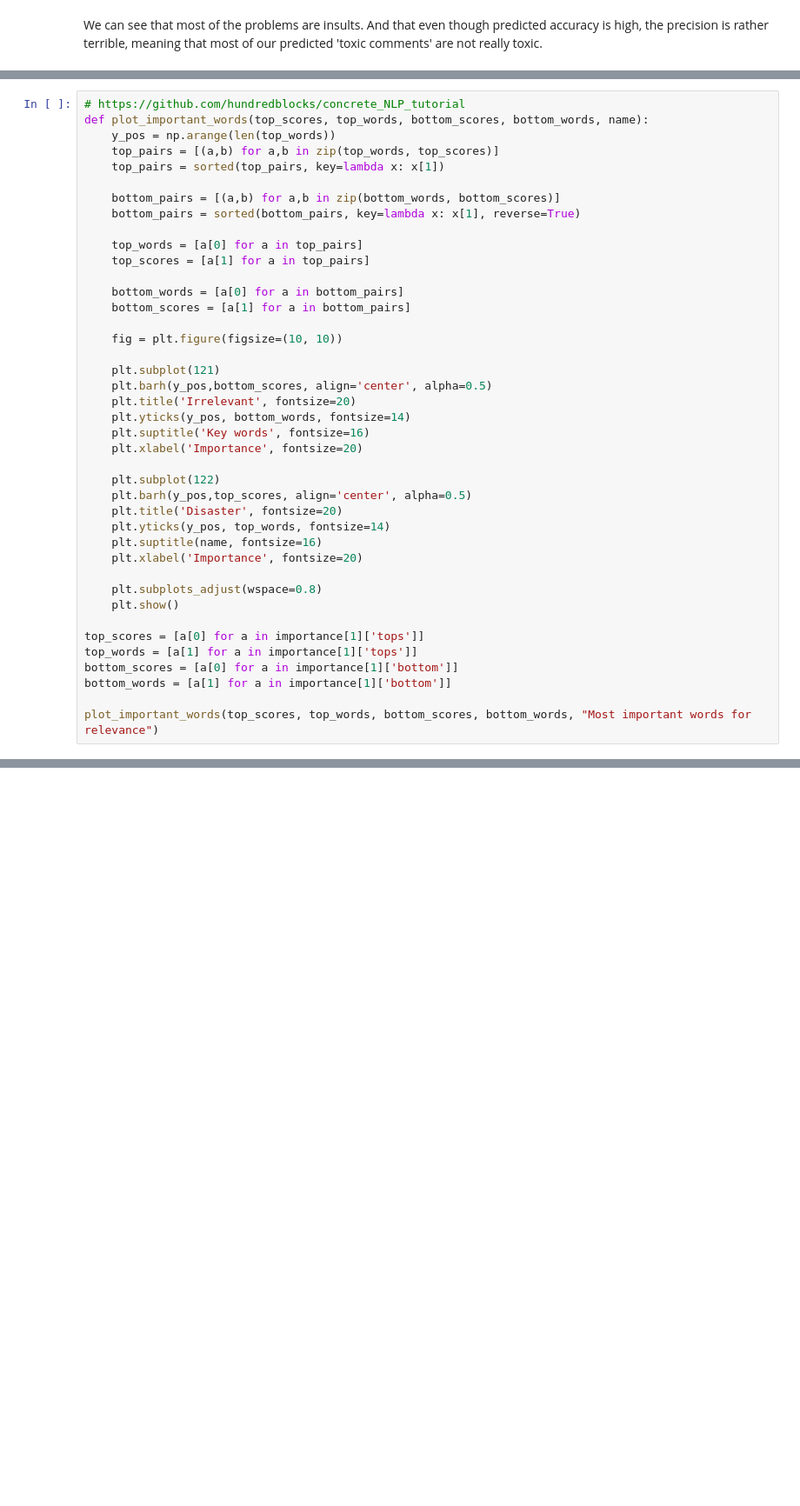
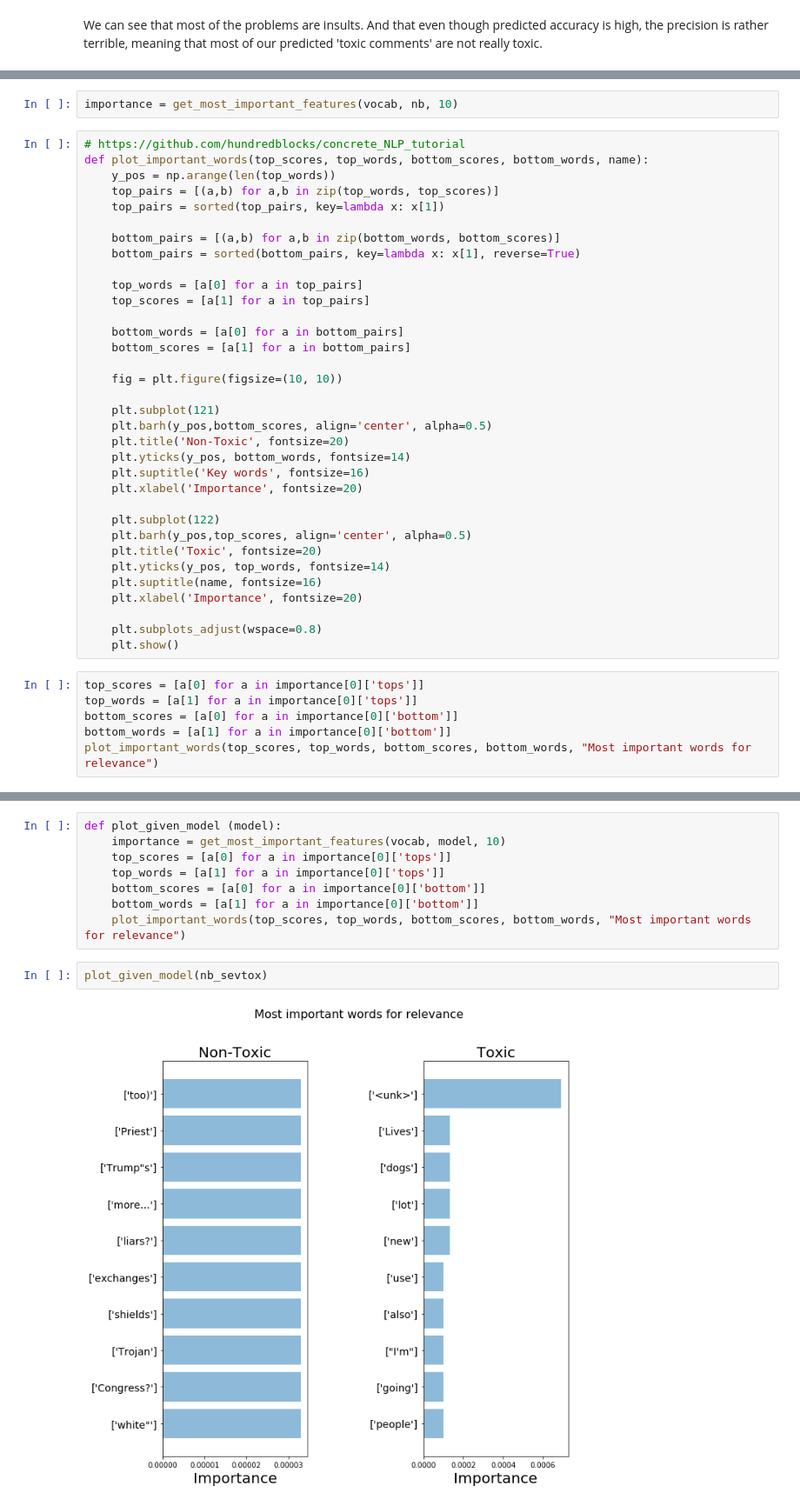
Before and after one commit to KathleenYWang/Language_Models_For_Toxicity_Classification, a Jupyter notebook: NaiveBayesSubCatNewVoc.ipynb, the cells around one changed output, grey strips where cells are left out. Shown at 87% size. Saved outputs shown, nothing was run; the diff lists cells and outputs as text; blank space fills up the shorter version.

Commit message:
Analysis: minor change in top word display

```diff
--- a/NaiveBayesSubCatNewVoc.ipynb
+++ b/NaiveBayesSubCatNewVoc.ipynb
@@ -479,3 +487,5 @@ importance = get_most_important_features(count_vectorizer, clf, 10)
+# %%
+importance = get_most_important_features(vocab, nb, 10)
 # %%
 # https://github.com/hundredblocks/concrete_NLP_tutorial
 def plot_important_words(top_scores, top_words, bottom_scores, bottom_words, name):
@@ -496,24 +506,23 @@ def plot_important_words(top_scores, top_words, bottom_scores, bottom_words, nam
 
     plt.subplot(121)
     plt.barh(y_pos,bottom_scores, align='center', alpha=0.5)
-    plt.title('Irrelevant', fontsize=20)
+    plt.title('Non-Toxic', fontsize=20)
     plt.yticks(y_pos, bottom_words, fontsize=14)
     plt.suptitle('Key words', fontsize=16)
     plt.xlabel('Importance', fontsize=20)
 
     plt.subplot(122)
     plt.barh(y_pos,top_scores, align='center', alpha=0.5)
-    plt.title('Disaster', fontsize=20)
+    plt.title('Toxic', fontsize=20)
     plt.yticks(y_pos, top_words, fontsize=14)
     plt.suptitle(name, fontsize=16)
     plt.xlabel('Importance', fontsize=20)
 
     plt.subplots_adjust(wspace=0.8)
     plt.show()
-
-top_scores = [a[0] for a in importance[1]['tops']]
-top_words = [a[1] for a in importance[1]['tops']]
-bottom_scores = [a[0] for a in importance[1]['bottom']]
-bottom_words = [a[1] for a in importance[1]['bottom']]
-
-plot_important_words(top_scores, top_words, bottom_scores, bottom_words, "Most important words for relevance")
+# %%
+top_scores = [a[0] for a in importance[0]['tops']]
+top_words = [a[1] for a in importance[0]['tops']]
+bottom_scores = [a[0] for a in importance[0]['bottom']]
+bottom_words = [a[1] for a in importance[0]['bottom']]
+plot_important_words(top_scores, top_words, bottom_scores, bottom_words, "Most important words for relevance")
@@ -519,0 +531,12 @@ plot_important_words(top_scores, top_words, bottom_scores, bottom_words, "Most i
+# %%
+def plot_given_model (model):
+    importance = get_most_important_features(vocab, model, 10)
+    top_scores = [a[0] for a in importance[0]['tops']]
+    top_words = [a[1] for a in importance[0]['tops']]
+    bottom_scores = [a[0] for a in importance[0]['bottom']]
+    bottom_words = [a[1] for a in importance[0]['bottom']]
+    plot_important_words(top_scores, top_words, bottom_scores, bottom_words, "Most important words for relevance")
+# %%
+plot_given_model(nb_sevtox)
+# %% [output]
+[figure, added]
```
Also changed, not shown: parts of 17 cells of this notebook.
